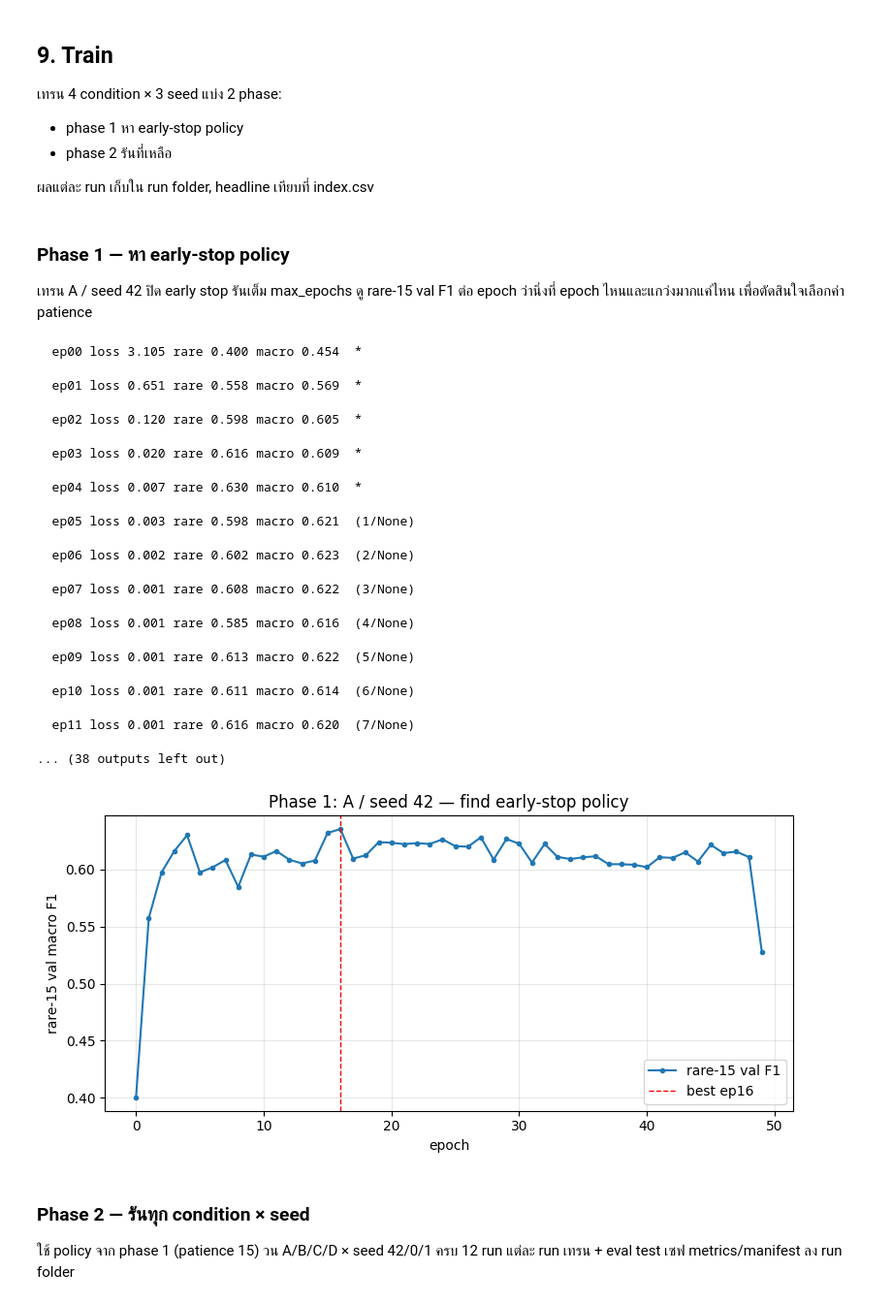
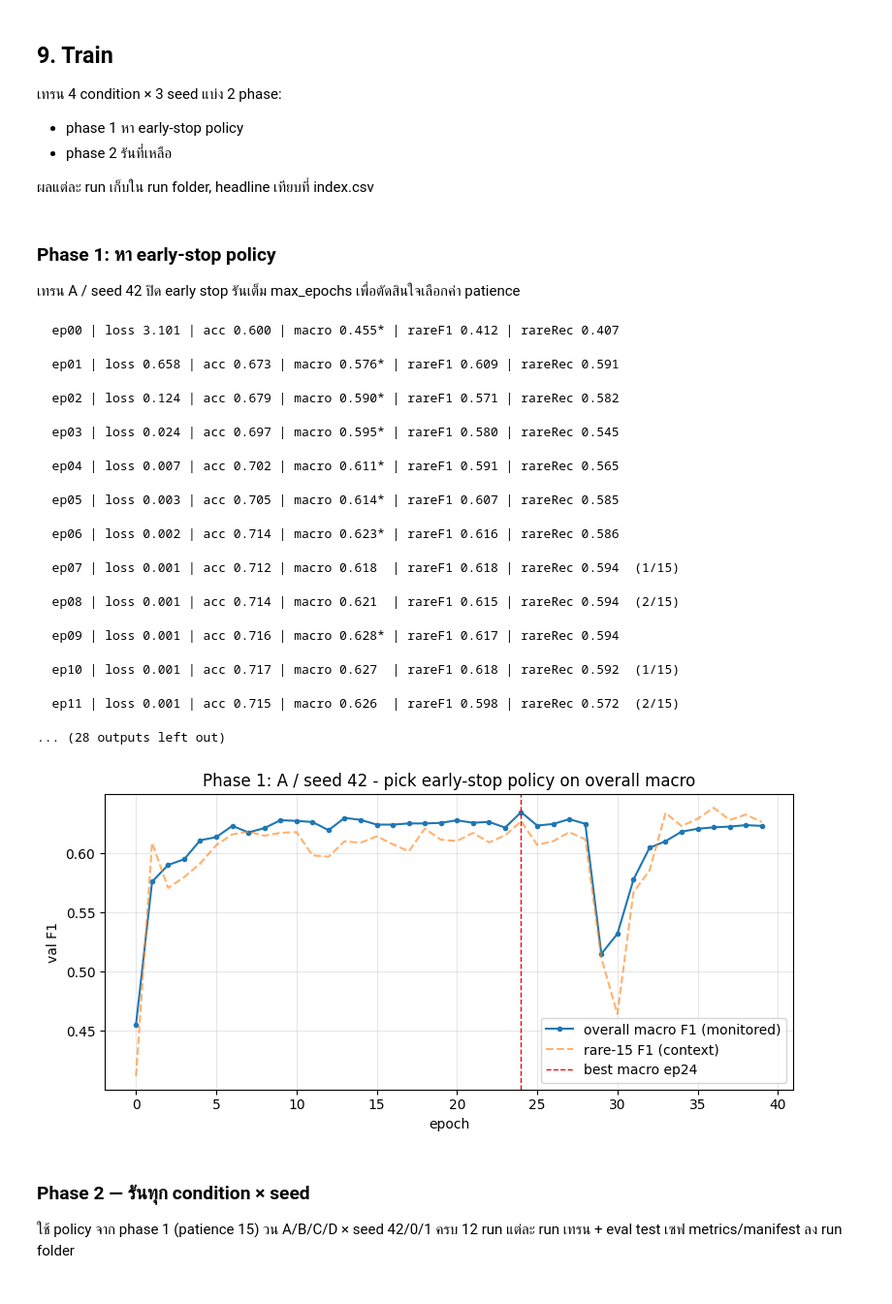
Before and after one commit to WinChawin/lora-boost, a Jupyter notebook: notebooks/06_experiment.ipynb, the cells around one changed output. Shown at 97% size. Drawn from its saved outputs; the diff is of its cells as text; code cells hidden in the pictures.

```diff
--- a/notebooks/06_experiment.ipynb
+++ b/notebooks/06_experiment.ipynb
@@ -76,7 +76,7 @@ display(lora_eval.head(5))
 config = {
     # ปรับบ่อย
     'head_cut':  {'rule': 'median'},          # C จุดตัด
-    'budget':    {'shape': 'gap_pow', 'k': 0.5, 'p': 0.5, 'ratio_ref': 0.5},
+    'budget':    {'shape': 'gap_pow', 'k': 1.0, 'p': 0.5, 'ratio_ref': 0.5},   # k เปลี่ยนต่อ exp
     'ref_point': {'combine': 'mid'},          # R = mid(C, max_rare)
     'loss':      {'type': 'focal', 'gamma': 2.0, 'alpha': None},
     'cap_to_R':  True,
@@ -85,12 +85,12 @@ config = {
     'conditions': ['A', 'B', 'C', 'D'],
     'seeds': [42, 0, 1],
     'organ_balance': True,
-    'notes': 'exp3: k=0.5, R=mid, focal g2',
+    'notes': 'es=overall_f1, k=1, R=mid, focal g2',
     'exp_id': None,
 
     # คงที่
-    'early_stop': {'monitor': 'rare_f1', 'mode': 'max', 'patience': 15,
-                   'min_delta': 0.002, 'max_epochs': 40,
+    'early_stop': {'monitor': 'overall_f1', 'mode': 'max', 'patience': 10,   # monitor macro รวม ไม่เชียร์ rare
+                   'min_delta': 0.002, 'max_epochs': 25,
                    'restore_best': True, 'enabled': True},
     'batch_size': 128,
     'lr_backbone': 1e-4, 'lr_fc': 1e-3, 'weight_decay': 1e-4,
@@ -476,21 +491,28 @@ def train_one(cond, seed, es):
     opt = make_optimizer(model)
     crit = make_criterion(config['loss'])
 
-    best = {'rare_f1': -1, 'overall_f1': -1, 'epoch': -1, 'state': None}
+    mkey = 'macro_f1' if es.get('monitor') == 'overall_f1' else es['monitor']   # monitor overall macro
+    best = {'rare_f1': -1, 'overall_f1': -1, 'monitor_val': -1, 'epoch': -1, 'state': None}
     hist, bad = [], 0
     for ep in range(es['max_epochs']):
         loss = train_one_epoch(model, loader, opt, crit)
-        v = eval_split(model, val_ds)                                  # ใช้ val ที่ cache แล้ว
-        hist.append({'epoch': ep, 'loss': loss, **v})
-        improved = v['rare_f1'] > best['rare_f1'] + es['min_delta']
+        v = eval_split(model, val_ds)                                 # ใช้ val ที่ cache แล้ว
+        hist.append({'epoch': ep, 'loss': loss, 'overall_acc': v['overall_acc'],
+                     'macro_f1': v['macro_f1'], 'rare_f1': v['rare_f1'],
+                     'rare_recall': v['rare_recall'], 'rare_precision': v['rare_precision']})
+        cur = v[mkey]
+        improved = cur > best['monitor_val'] + es['min_delta']
         if improved:
-            best = {'rare_f1': v['rare_f1'], 'overall_f1': v['macro_f1'], 'epoch': ep,
-                    'state': {k: t.detach().cpu().clone() for k, t in model.state_dict().items()}}
+            best.update(rare_f1=v['rare_f1'], overall_f1=v['macro_f1'], monitor_val=cur,
+                        epoch=ep, state={k: t.detach().cpu().clone()
+                                         for k, t in model.state_dict().items()})
             bad = 0
         else:
             bad += 1
-        print(f"  ep{ep:02d} loss {loss:.3f} rare {v['rare_f1']:.3f} macro {v['macro_f1']:.3f}"
-              + ('  *' if improved else f'  ({bad}/{es["patience"]})'))
+        print(f"  ep{ep:02d} | loss {loss:.3f} | acc {v['overall_acc']:.3f} | "
+              f"macro {v['macro_f1']:.3f}{'*' if improved else ' '} | "
+              f"rareF1 {v['rare_f1']:.3f} | rareRec {v['rare_recall']:.3f}"
+              + ('' if improved else f"  ({bad}/{es['patience']})"))
         if es['enabled'] and es['patience'] and bad >= es['patience']:
             print(f"  stop @ ep{ep} (best ep{best['epoch']})"); break
 
@@ -506,46 +528,48 @@ def train_one(cond, seed, es):
 
 ผลแต่ละ run เก็บใน run folder, headline เทียบที่ index.csv
 # %% [markdown]
-### Phase 1 — หา early-stop policy
+### Phase 1: หา early-stop policy
 
-เทรน A / seed 42 ปิด early stop รันเต็ม max_epochs
-ดู rare-15 val F1 ต่อ epoch ว่านิ่งที่ epoch ไหนและแกว่งมากแค่ไหน เพื่อตัดสินใจเลือกค่า patience
+เทรน A / seed 42 ปิด early stop รันเต็ม max_epochs เพื่อตัดสินใจเลือกค่า patience
 # %%
 es_p1 = {**config['early_stop'], 'enabled': False}      # ปิด early stop ดูเต็มเส้น
 import time
 t0 = time.time()
 model_a, best_a, hist_a = train_one('A', 42, es_p1)
-print(f"\nดีสุด: rare {best_a['rare_f1']:.3f} @ ep{best_a['epoch']} "
-      f"| {(time.time()-t0)/len(hist_a):.0f}s/epoch | รวม {(time.time()-t0)/60:.1f} min")
+print(f"\nbest macro {best_a['overall_f1']:.3f} @ ep{best_a['epoch']} "
+      f"(rare {best_a['rare_f1']:.3f}) | {(time.time()-t0)/len(hist_a):.0f}s/epoch "
+      f"| รวม {(time.time()-t0)/60:.1f} min")
 # %% [output]
-  ep00 loss 3.105 rare 0.400 macro 0.454  *
+  ep00 | loss 3.101 | acc 0.600 | macro 0.455* | rareF1 0.412 | rareRec 0.407
-  ep01 loss 0.651 rare 0.558 macro 0.569  *
+  ep01 | loss 0.658 | acc 0.673 | macro 0.576* | rareF1 0.609 | rareRec 0.591
-  ep02 loss 0.120 rare 0.598 macro 0.605  *
+  ep02 | loss 0.124 | acc 0.679 | macro 0.590* | rareF1 0.571 | rareRec 0.582
-  ep03 loss 0.020 rare 0.616 macro 0.609  *
+  ep03 | loss 0.024 | acc 0.697 | macro 0.595* | rareF1 0.580 | rareRec 0.545
-  ep04 loss 0.007 rare 0.630 macro 0.610  *
+  ep04 | loss 0.007 | acc 0.702 | macro 0.611* | rareF1 0.591 | rareRec 0.565
-  ep05 loss 0.003 rare 0.598 macro 0.621  (1/None)
+  ep05 | loss 0.003 | acc 0.705 | macro 0.614* | rareF1 0.607 | rareRec 0.585
-  ep06 loss 0.002 rare 0.602 macro 0.623  (2/None)
+  ep06 | loss 0.002 | acc 0.714 | macro 0.623* | rareF1 0.616 | rareRec 0.586
-  ep07 loss 0.001 rare 0.608 macro 0.622  (3/None)
+  ep07 | loss 0.001 | acc 0.712 | macro 0.618  | rareF1 0.618 | rareRec 0.594  (1/15)
-  ep08 loss 0.001 rare 0.585 macro 0.616  (4/None)
+  ep08 | loss 0.001 | acc 0.714 | macro 0.621  | rareF1 0.615 | rareRec 0.594  (2/15)
-  ep09 loss 0.001 rare 0.613 macro 0.622  (5/None)
+  ep09 | loss 0.001 | acc 0.716 | macro 0.628* | rareF1 0.617 | rareRec 0.594
-  ep10 loss 0.001 rare 0.611 macro 0.614  (6/None)
+  ep10 | loss 0.001 | acc 0.717 | macro 0.627  | rareF1 0.618 | rareRec 0.592  (1/15)
-  ep11 loss 0.001 rare 0.616 macro 0.620  (7/None)
+  ep11 | loss 0.001 | acc 0.715 | macro 0.626  | rareF1 0.598 | rareRec 0.572  (2/15)
-... (38 outputs left out)
+... (28 outputs left out)
 # %%
 import matplotlib.pyplot as plt
 
 h = pd.DataFrame(hist_a)
+best_ep = int(h.macro_f1.idxmax())
 fig, ax = plt.subplots(figsize=(8, 4))
-ax.plot(h.epoch, h.rare_f1, '-o', ms=3, label='rare-15 val F1')
-ax.axvline(best_a['epoch'], color='r', ls='--', lw=1, label=f"best ep{best_a['epoch']}")
-ax.set_xlabel('epoch'); ax.set_ylabel('rare-15 val macro F1')
-ax.set_title('Phase 1: A / seed 42 — find early-stop policy')
+ax.plot(h.epoch, h.macro_f1, '-o', ms=3, label='overall macro F1 (monitored)')
+ax.plot(h.epoch, h.rare_f1, '--', alpha=0.6, label='rare-15 F1 (context)')
+ax.axvline(best_ep, color='r', ls='--', lw=1, label=f'best macro ep{best_ep}')
+ax.set_xlabel('epoch'); ax.set_ylabel('val F1')
+ax.set_title('Phase 1: A / seed 42 - pick early-stop policy on overall macro')
 ax.legend(); ax.grid(alpha=0.3)
 plt.tight_layout()
 plt.savefig(run_dir/'phase1_curve.png', dpi=120)
 plt.show()
 # %% [output]
-[figure, old version]
+[figure, new version]
 # %% [markdown]
 ### Phase 2 — รันทุก condition × seed
 
```
Also changed, not shown: parts of 22 cells of this notebook, 51 other files.
